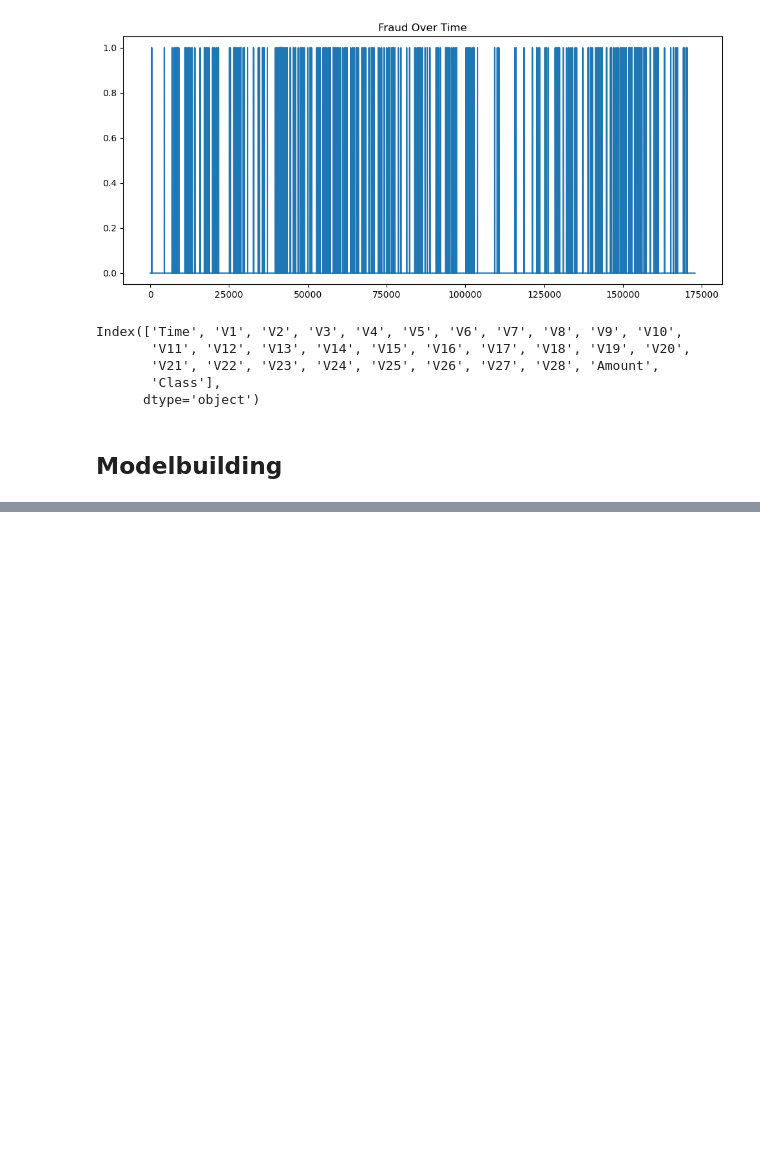
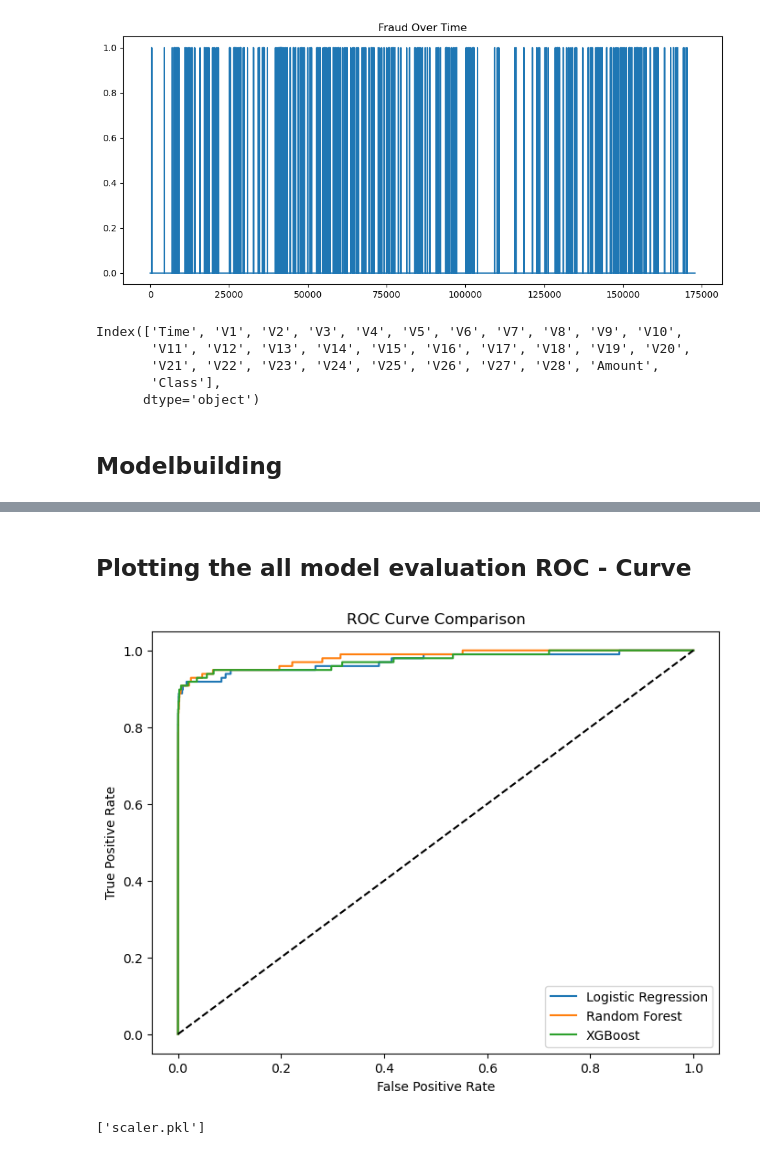
Before and after one commit to chilesh07/Data-Science-Practice, a Jupyter notebook: project 7/notebooks/analysis.ipynb, the cells around one changed output, grey strips where cells are left out. Cells and saved outputs as stored; diff of their text form; code cells hidden in the pictures; blank space fills up the shorter version.

```diff
--- a/project 7/notebooks/analysis.ipynb
+++ b/project 7/notebooks/analysis.ipynb
@@ -149,0 +240,8 @@ from sklearn.compose import f
+# %%
+rf_model = RandomForestClassifier(n_estimators=200,
+                                  max_depth=10,
+                                  random_state=42)
+rf_model.fit(x_train_smote,y_train_smote)
+
+y_pred_rf = rf_model.predict(x_test_scaler)
+y_prob_rf= rf_model.predict_proba(x_test_scaler)[:,1]
@@ -149,0 +319,21 @@ from sklearn.compose import f
+# %%
+from sklearn.metrics import roc_curve, roc_auc_score
+
+fpr_lr, tpr_lr, _ = roc_curve(y_test, y_prob_lr)
+fpr_rf, tpr_rf, _ = roc_curve(y_test, y_prob_rf)
+fpr_xgb, tpr_xgb, _ = roc_curve(y_test, y_prob_xgb)
+# %% [markdown]
+## Plotting the all model evaluation ROC - Curve
+# %%
+plt.figure(figsize=(8,6))
+plt.plot(fpr_lr, tpr_lr, label='Logistic Regression')
+plt.plot(fpr_rf, tpr_rf, label='Random Forest')
+plt.plot(fpr_xgb, tpr_xgb, label='XGBoost')
+plt.plot([0,1],[0,1],'k--')
+plt.xlabel("False Positive Rate")
+plt.ylabel("True Positive Rate")
+plt.title("ROC Curve Comparison")
+plt.legend()
+plt.show()
+# %% [output]
+[figure, added]
@@ -149,0 +342,7 @@ from sklearn.compose import f
+# %%
+import joblib
+
+joblib.dump(xgb, "fraud_detection_model.pkl")
+joblib.dump(scaler, "scaler.pkl")
+# %% [output]
+['scaler.pkl']
```
Also changed, not shown: parts of 28 cells of this notebook, 6 other files.
